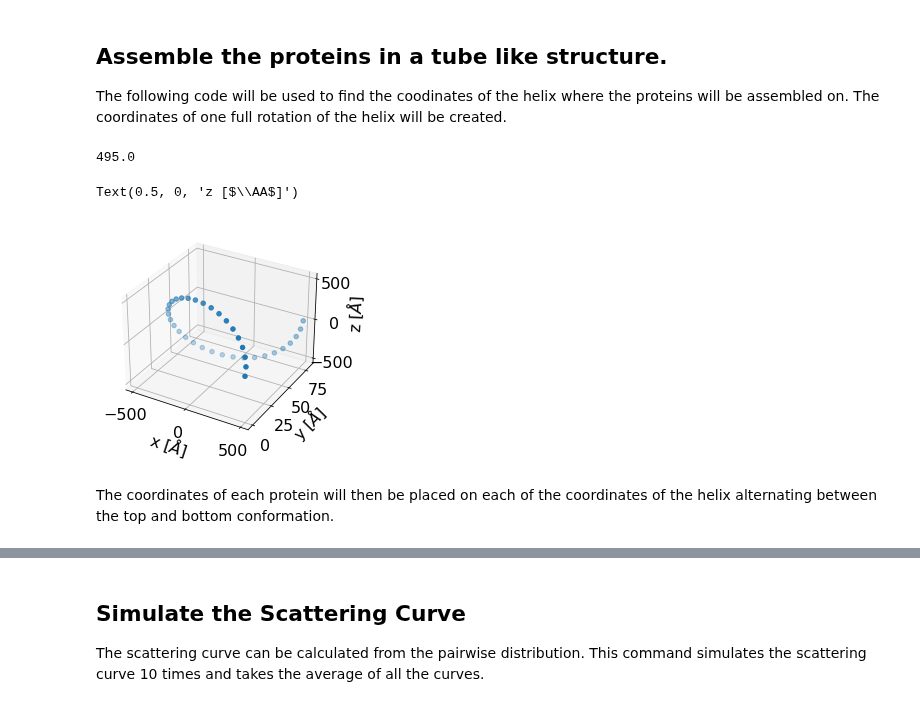
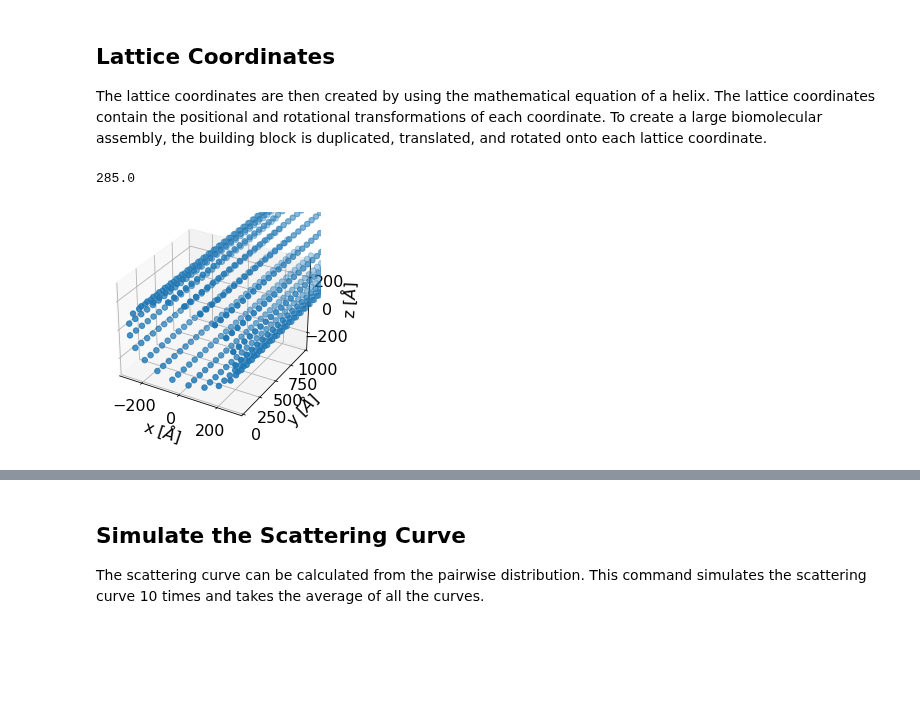
Before and after one commit to pozzo-research-group/MC-DFM, a Jupyter notebook: Notebooks/RhuA Tubes Simulate Scattering Curve.ipynb, the cells around one changed output, grey strips where cells are left out. Saved outputs shown, nothing was run; the diff lists cells and outputs as text; code cells hidden in the pictures; blank space fills up the shorter version.

```diff
--- a/Notebooks/RhuA Tubes Simulate Scattering Curve.ipynb
+++ b/Notebooks/RhuA Tubes Simulate Scattering Curve.ipynb
@@ -163,34 +91,33 @@ plt.show()
 # %% [markdown]
-## Assemble the proteins in a tube like structure.
-The following code will be used to find the coodinates of the helix where the proteins will be assembled on. The coordinates of one full rotation of the helix will be created.
+## Lattice Coordinates
+The lattice coordinates are then created by using the mathematical equation of a helix. The lattice coordinates contain the positional and rotational transformations of each coordinate. To create a large biomolecular assembly, the building block is duplicated, translated, and rotated onto each lattice coordinate.
 # %%
-OD = 104 #Outer diameter of the helix in units of nm
+OD = 62 #Outer diameter of the helix in units of nm
 amp = amp_Calculate(OD, OD-10)
 amp
 # %% [output]
-495.0
+285.0
 # %%
 # Create a helix and find coordinates on it
 amp = amp
-start = 35
+start = 21
+full_circles = 30 # Number of full circles
+low = 0
 
-full_circles = 1 # Number of full circles (15)
-low = 0
 high = full_circles*80 # Length of Tube, Assuming that one circle is 80 A thick, high = full_circles*80
 n = int(start*full_circles+1) # Number of Points
 f = full_circles*2*math.pi/high #frequency
 
-
 x, y, z = helix_coord(amp, f, low, high, n)
 plt.rcParams.update({'font.size': 16})
 ax = plt.axes(projection='3d')
-ax.scatter(x,y,z)
+ax.scatter(x,y,z, s=30)
 ax.set_xlabel('x [$\AA$]')
 ax.set_ylabel('y [$\AA$]')
 ax.set_zlabel('z [$\AA$]')
+ax.set_ylim([0,1000])
+#ax.set_axis_off()
 #plt.savefig('../Figures/RhuA/Helix_Coordinates.png', dpi=300, bbox_inches="tight")
+lattice_coordinates_position = np.hstack((x.reshape(-1,1), y.reshape(-1,1), z.reshape(-1,1)))
 # %% [output]
-Text(0.5, 0, 'z [$\\AA$]')
-[figure, old version]
+[figure, new version]
-# %% [markdown]
-The coordinates of each protein will then be placed on each of the coordinates of the helix alternating between the top and bottom conformation.
```
Also changed, not shown: parts of 27 cells of this notebook.
